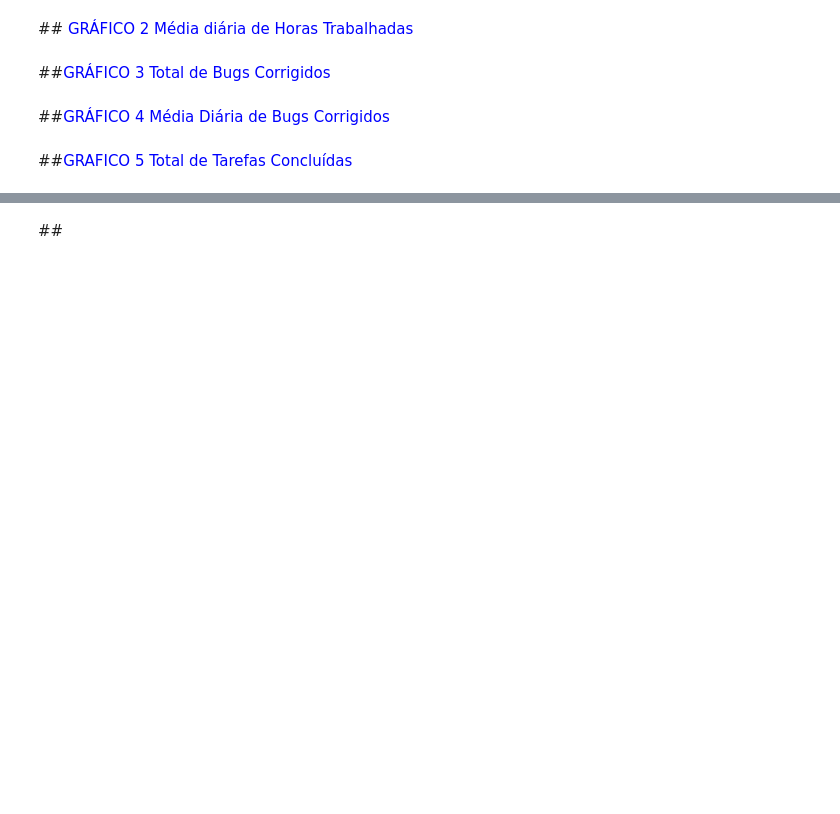
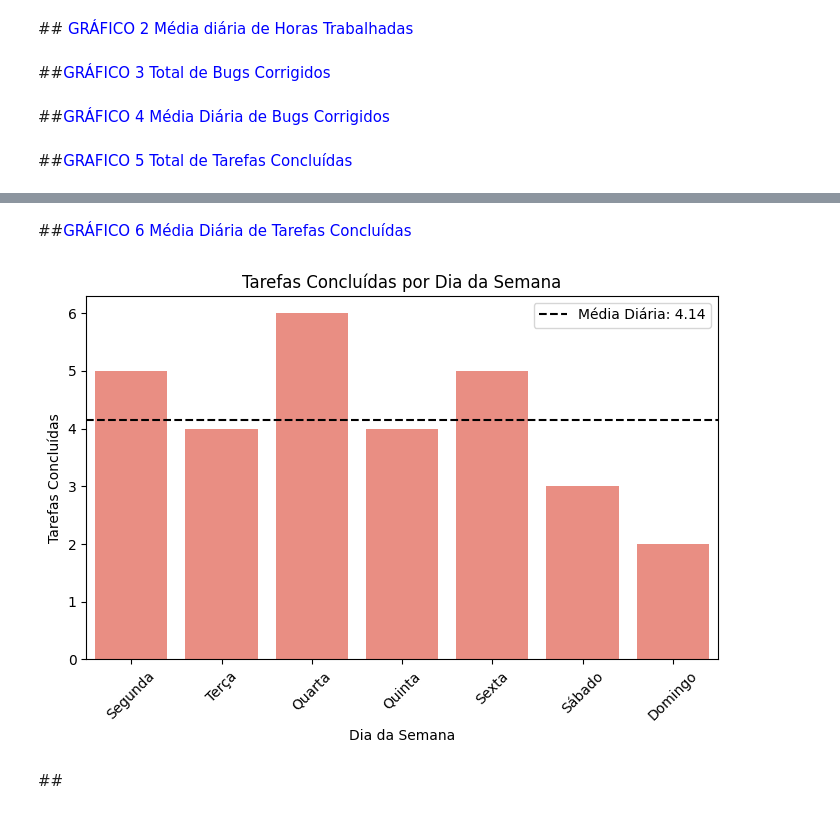
Before and after one commit to estrela1921/projeto-individual-modulo-4, a Jupyter notebook: Graficos_Individual_M4.ipynb, the cells around one changed output, grey strips where cells are left out. Saved outputs shown, nothing was run; the diff lists cells and outputs as text; code cells hidden in the pictures; blank space fills up the shorter version.

Commit message:
GRÁFICO 6 Média Diária de Tarefas Concluídas

```diff
--- a/Graficos_Individual_M4.ipynb
+++ b/Graficos_Individual_M4.ipynb
@@ -149,2 +142,32 @@ plt.show()
+# %% [markdown]
+##<font color = "blue">GRÁFICO 6 Média Diária de Tarefas Concluídas
+# %%
+# Dados fornecidos
+dados = {
+    'Dia': ['Segunda', 'Terça', 'Quarta', 'Quinta', 'Sexta', 'Sábado', 'Domingo'],
+    'Tarefas Concluídas': [5, 4, 6, 4, 5, 3, 2]
+}
+
+# Calcular a média diária de tarefas concluídas
+media_diaria = sum(dados['Tarefas Concluídas']) / len(dados['Tarefas Concluídas'])
+
+# Criar um gráfico de barras com a média diária
+plt.figure(figsize=(7, 5))  # Definir o tamanho do gráfico
+ax = sns.barplot(x='Dia', y='Tarefas Concluídas', data=dados, color='salmon')  # Cor salmon
+
+plt.axhline(media_diaria, color='black', linestyle='--', label=f'Média Diária: {media_diaria:.2f}')  # Linha preta
+
+plt.title('Tarefas Concluídas por Dia da Semana')
+plt.xlabel('Dia da Semana')
+plt.ylabel('Tarefas Concluídas')
+
+plt.legend()  # Adicionar legenda
+
+plt.xticks(rotation=45)  # Rotacionar os rótulos do eixo x para melhor visualização
+
+plt.tight_layout()  # Ajustar layout
+plt.show()
+# %% [output]
+[figure, added]
 # %% [markdown]
 ##<font color = "blue">
```
Also changed, not shown: parts of 2 cells of this notebook.
